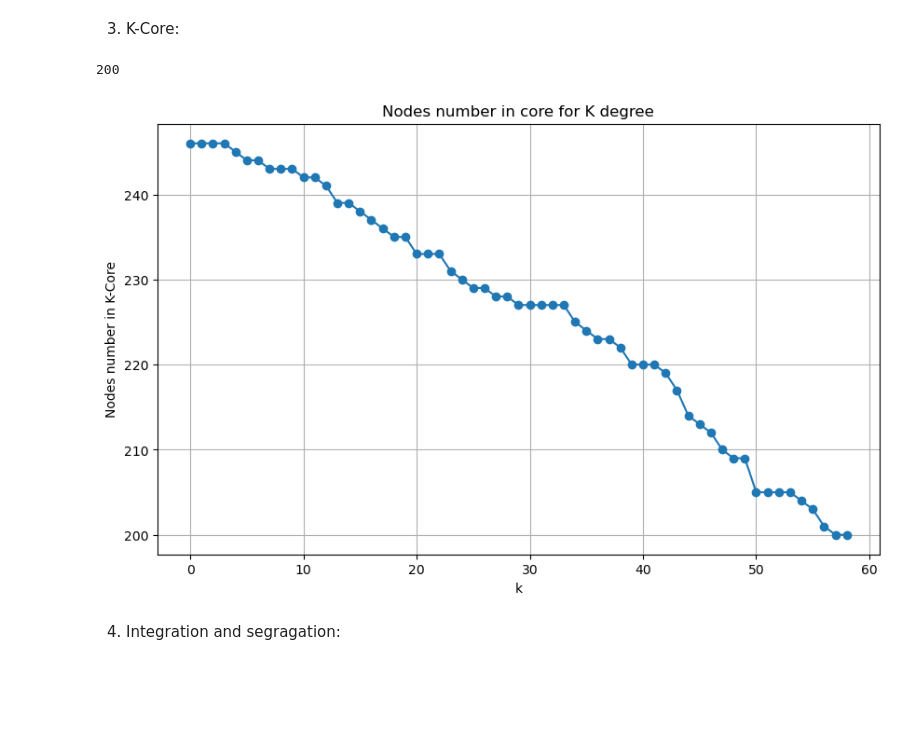
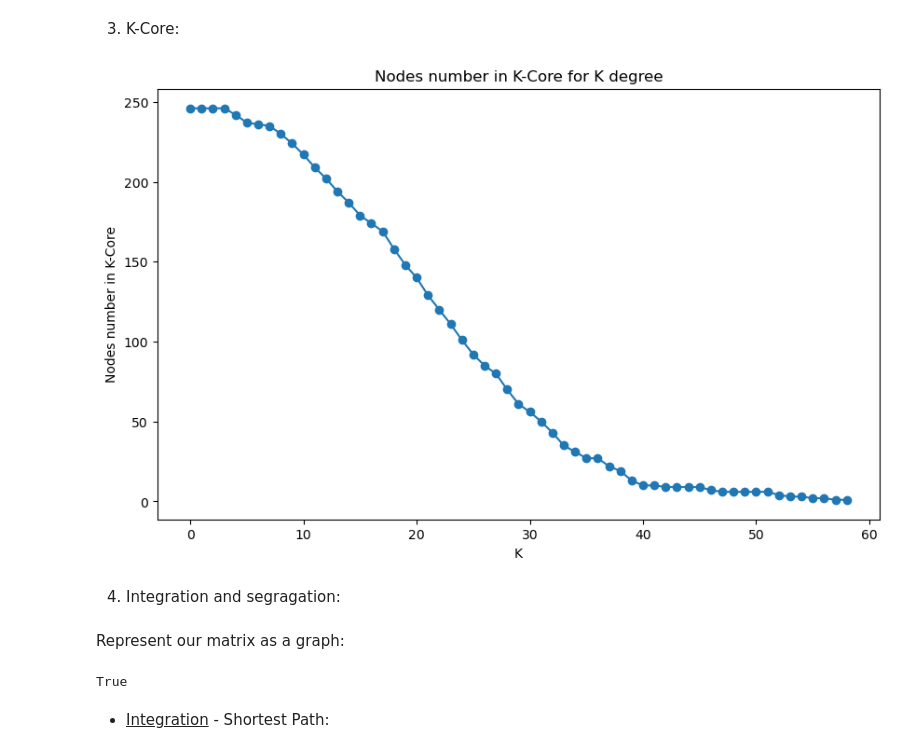
Before and after one commit to chenlrv/brain-networks-and-graphs, a Jupyter notebook: assignment.ipynb, the cells around one changed output. Saved outputs shown, nothing was run; the diff lists cells and outputs as text; code cells hidden in the pictures; blank space fills up the shorter version.

```diff
--- a/assignment.ipynb
+++ b/assignment.ipynb
@@ -117,8 +135,8 @@ plt.show()
 # %% [markdown]
 3. K-Core:
 # %%
-def calculate_nodes_number_in_k_core(matrix, k):
-    degrees = np.sum(matrix, axis=1)
+def calculate_nodes_number_in_k_core(matrix, k) -> int:
+    degrees = np.sum(matrix > 0, axis=1)
     remaining_nodes = np.sum(degrees >= k)
 
     return remaining_nodes
@@ -128,19 +146,17 @@ node_counts = []
 for k in k_values:
     nodes_num_in_k_core = calculate_nodes_number_in_k_core(structural_matrix, k)
     node_counts.append(nodes_num_in_k_core)
-# %%
-node_counts[-1]
-# %% [output]
-200
 # %%
 plt.figure(figsize=(10, 6))
 plt.plot(k_values, node_counts, marker='o')
-plt.xlabel('k')
+plt.xlabel('K')
 plt.ylabel('Nodes number in K-Core')
-plt.title('Nodes number in core for K degree')
-plt.grid(True)
+plt.title('Nodes number in K-Core for K degree')
+
 plt.show()
 # %% [output]
-[figure, old version]
+[figure, new version]
 # %% [markdown]
 4. Integration and segragation:
+# %% [markdown]
+Represent our matrix as a graph:
@@ -146,0 +165,6 @@ plt.show()
+# %%
+nx.is_connected(G)
+# %% [output]
+True
+# %% [markdown]
+* <u>Integration</u> - Shortest Path:
```
Also changed, not shown: parts of 50 cells of this notebook.
